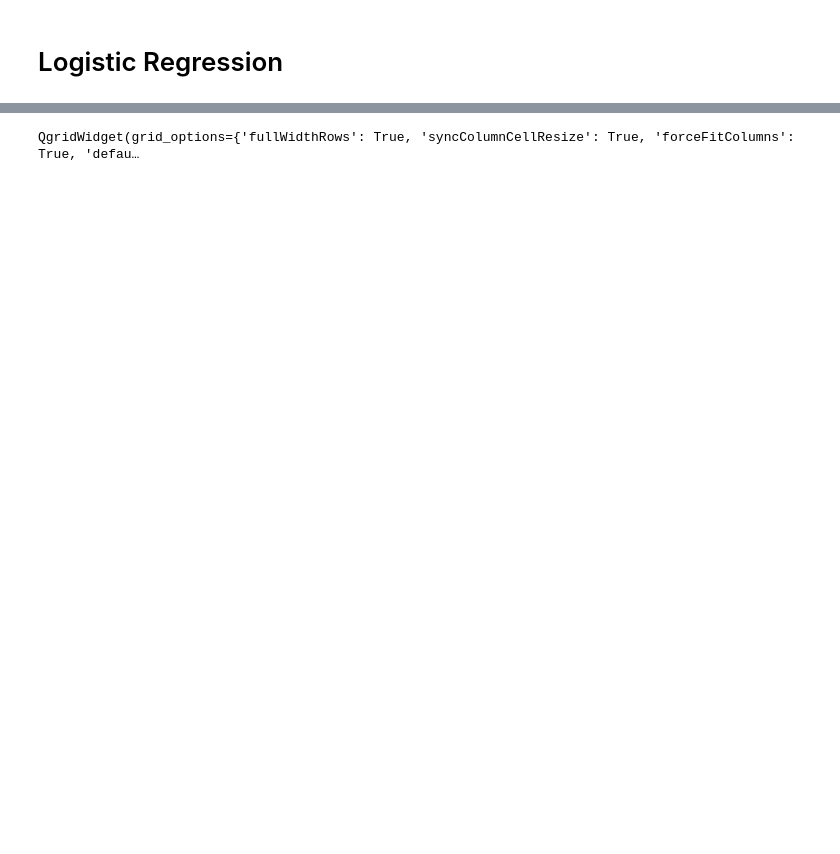
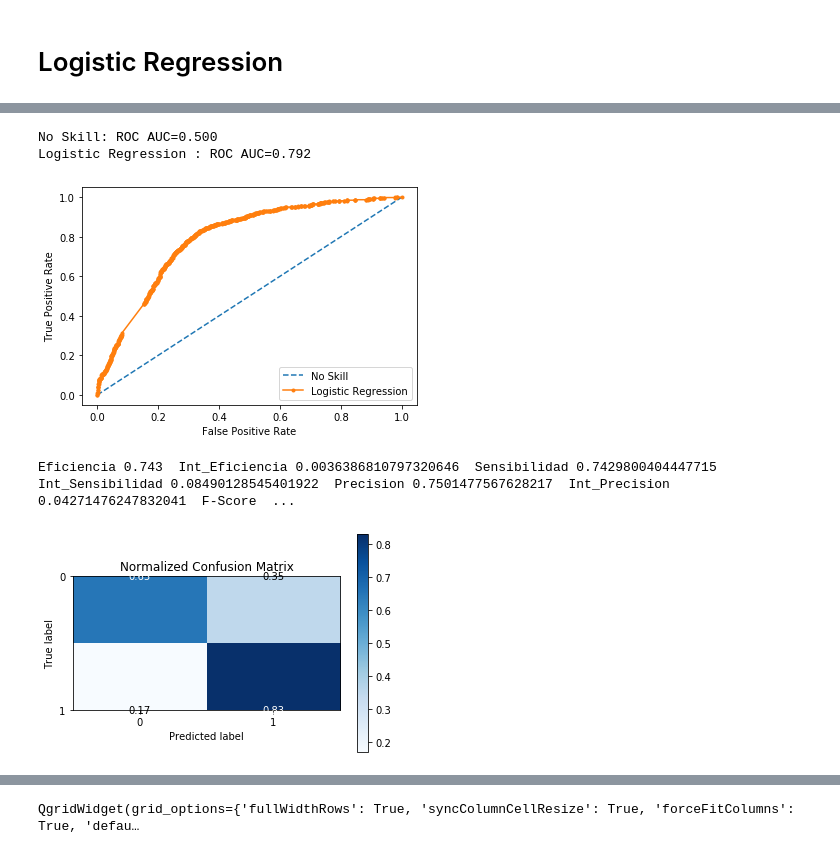
Before and after one commit to JuanJoseMV/Clinical-Trials-on-Cancer, a Jupyter notebook: Notebooks/Clinical_trials_on_Cancer_TFIDF.ipynb, the cells around one changed output, grey strips where cells are left out. Drawn from its saved outputs; the diff is of its cells as text; code cells hidden in the pictures; blank space fills up the shorter version.

```diff
--- a/Notebooks/Clinical_trials_on_Cancer_TFIDF.ipynb
+++ b/Notebooks/Clinical_trials_on_Cancer_TFIDF.ipynb
@@ -471,0 +578,11 @@ Eficiencia 0.8067000000000001  Int_Eficiencia 0.0027910571473905937  Sensibilida
+# %%
+#Con 200 características
+
+Acc, IntAcc, Sen, IntSen, Pre, IntPre, f, IntF, error, stdError, tiempo = LRC(1, 'liblinear', impresion = True)
+print('Eficiencia',Acc, ' Int_Eficiencia', IntAcc,' Sensibilidad', Sen, ' Int_Sensibilidad',IntSen,' Precision', Pre, ' Int_Precision',IntPre,' F-Score', f, ' Int_F-Score',IntF,' Error_Prueba', error,' Int_Error', stdError,' Tiempo ejecución', tiempo)
+# %% [output]
+No Skill: ROC AUC=0.500
+Logistic Regression : ROC AUC=0.792
+[figure, added]
+Eficiencia 0.743  Int_Eficiencia 0.0036386810797320646  Sensibilidad 0.7429800404447715  Int_Sensibilidad 0.08490128545401922  Precision 0.7501477567628217  Int_Precision 0.04271476247832041  F-Score  ...
+[figure, added]
```
Also changed, not shown: parts of 18 cells of this notebook, 6 other files.
